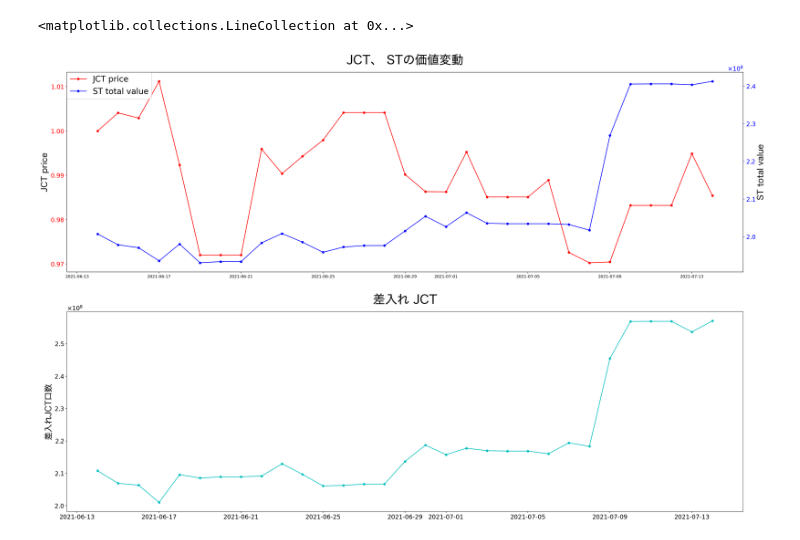
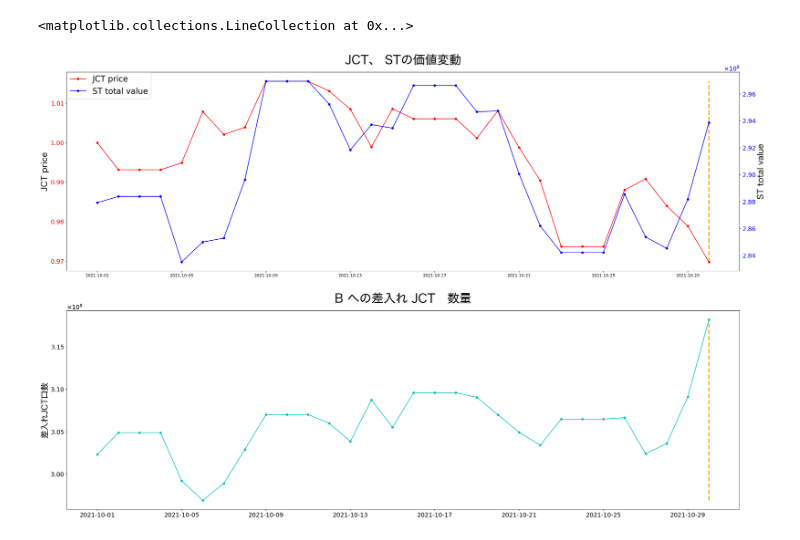
Before and after one commit to maru919/BC-experiment-simulator, a Jupyter notebook: sandbox/simulate_VariableLocal.ipynb, the cells around one changed output. Saved outputs shown, nothing was run; the diff lists cells and outputs as text; code cells hidden in the pictures.

```diff
--- a/sandbox/simulate_VariableLocal.ipynb
+++ b/sandbox/simulate_VariableLocal.ipynb
@@ -57,0 +209,17 @@ st_portfolio = {
+# %%
+def date_range(start_date, end_date):
+    for n in range(int((end_date - start_date).days)):
+        yield start_date + timedelta(n)
+
+transaction = VariableLocalTransaction(jct_portfolio_A, st_portfolio_A, date(2021, 10, 1), lender_loan_ratio=1.05, print_log=True, auto_deposit=False)
+
+
+print('Start simulation...')
+print('='*50)
+for date in date_range(date(2021, 10, 2), date(2021, 10, 31)):
+    print('='*50)
+    print(date)
+    transaction.check_diff_and_margin_call(date)
+    print('='*50)
+print('='*50)
+print('Finished.')
@@ -57,0 +247,14 @@ st_portfolio = {
+# %%
+logs = transaction.logs
+date_list = [log['date'] for log in logs]
+jct_price_list = [log['jct_price'] for log in logs]
+st_total_value_list = [log['st_total_value'] for log in logs]
+borrower_jct_num_list = [log['borrower_jct_num'] for log in logs]
+lender_jct_num_list = [log['lender_jct_num'] for log in logs]
+jct_diff_num_list = [log['jct_difference'] for log in logs]
+deposit_bool_list = [log['auto_deposit'] for log in logs]
+
+date_auto_deposit = []
+for i, x in enumerate(deposit_bool_list):
+    if x:
+        date_auto_deposit.append(date_list[i])
@@ -60,25 +321,19 @@ st_portfolio = {
 # %%
 from datetime import date, timedelta
-
 def date_range(start_date, end_date):
     for n in range(int((end_date - start_date).days)):
         yield start_date + timedelta(n)
 
-transaction = VariableLocalTransaction(jct_portfolio_A, st_portfolio, date(2021, 6, 14), lender_loan_ratio=1.05, print_log=True, auto_deposit=True)
+transaction = VariableLocalTransaction(jct_portfolio_a, st_portfolio_a, date(2021, 10, 1), lender_loan_ratio=1.05, print_log=True, auto_deposit=True)
 
 
 print('Start simulation...')
 print('='*50)
-for date in date_range(date(2021, 6, 15), date(2021, 7, 15)):
+for date in date_range(date(2021, 10, 2), date(2021, 10, 31)):
     print('='*50)
     print(date)
     transaction.check_diff_and_margin_call(date)
     print('='*50)
 print('='*50)
 print('Finished.')
-# pprint(transaction.logs)
-# print(transaction.jct_portfolio)
-# print(transaction.st_portfolio)
-# print(f'borrower jct num: {transaction.borrower_jct_num}')
-# print(f'lender jct num: {transaction.lender_jct_num}')
 # %% [output]
@@ -144,36 +373,35 @@ logs
 # %%
 fig = plt.figure(figsize=(30,20))
-# fig, ax1 = plt.subplots(figsize=(20,10))
 ax1 = fig.add_subplot(2, 1, 1)
 ax2 = fig.add_subplot(2, 1, 2)
 ax1_2 = ax1.twinx()
 
 plt.title('JCT、 STの価値変動', fontsize=30, pad=20, fontname="Hiragino Sans")
 ax1.plot(date_list, jct_price_list, marker='o', markersize=5, color='red', label='JCT price')
 ax1.set_ylabel('JCT price', fontsize=20, fontname="Hiragino Sans")
 ax1.yaxis.set_major_formatter(ScalarFormatter(useMathText=True))
 ax1_2.plot(date_list, st_total_value_list, marker='o', markersize=5, color='blue', label='ST total value')
 ax1_2.set_ylabel('ST total value', fontsize=20, fontname="Hiragino Sans")
 ax1_2.yaxis.set_major_formatter(ScalarFormatter(useMathText=True))
 handler1, label1 = ax1.get_legend_handles_labels()
 handler2, label2 = ax1_2.get_legend_handles_labels()
 
 ax1.legend(handler1 + handler2, label1 + label2, loc=2, borderaxespad=0., fontsize=20)
 ax1.tick_params(axis='y', colors='red', labelsize=15)
 ax1.yaxis.offsetText.set_fontsize(15)
 ax1.xaxis.offsetText.set_fontsize(15)
 ax1_2.xaxis.offsetText.set_fontsize(15)
 ax1_2.tick_params(axis='y', colors='blue', labelsize=15)
 ax1_2.yaxis.offsetText.set_fontsize(15)
 ax1.vlines(date_auto_deposit, min(jct_price_list), max(jct_price_list), color='orange', linestyle='dashed', linewidth=3)
 
 ax2.plot(date_list, lender_jct_num_list, marker='o', markersize=5, color='c')
 ax2.set_ylabel('差入れJCT口数', fontsize=20, fontname="Hiragino Sans")
 ax2.yaxis.set_major_formatter(ScalarFormatter(useMathText=True))
 ax2.tick_params(labelsize=15)
 ax2.yaxis.offsetText.set_fontsize(15)
-ax2.set_title('差入れ JCT', fontsize=30, pad=20, fontname="Hiragino Sans")
+ax2.set_title('B への差入れ JCT　数量', fontsize=30, pad=20, fontname="Hiragino Sans")
 ax2.vlines(date_auto_deposit, min(lender_jct_num_list), max(lender_jct_num_list), color='orange', linestyle='dashed', linewidth=3)
 # %% [output]
 <matplotlib.collections.LineCollection at 0x...>
-[figure, old version]
+[figure, new version]
```
Also changed, not shown: parts of 23 cells of this notebook, 1 other file.
